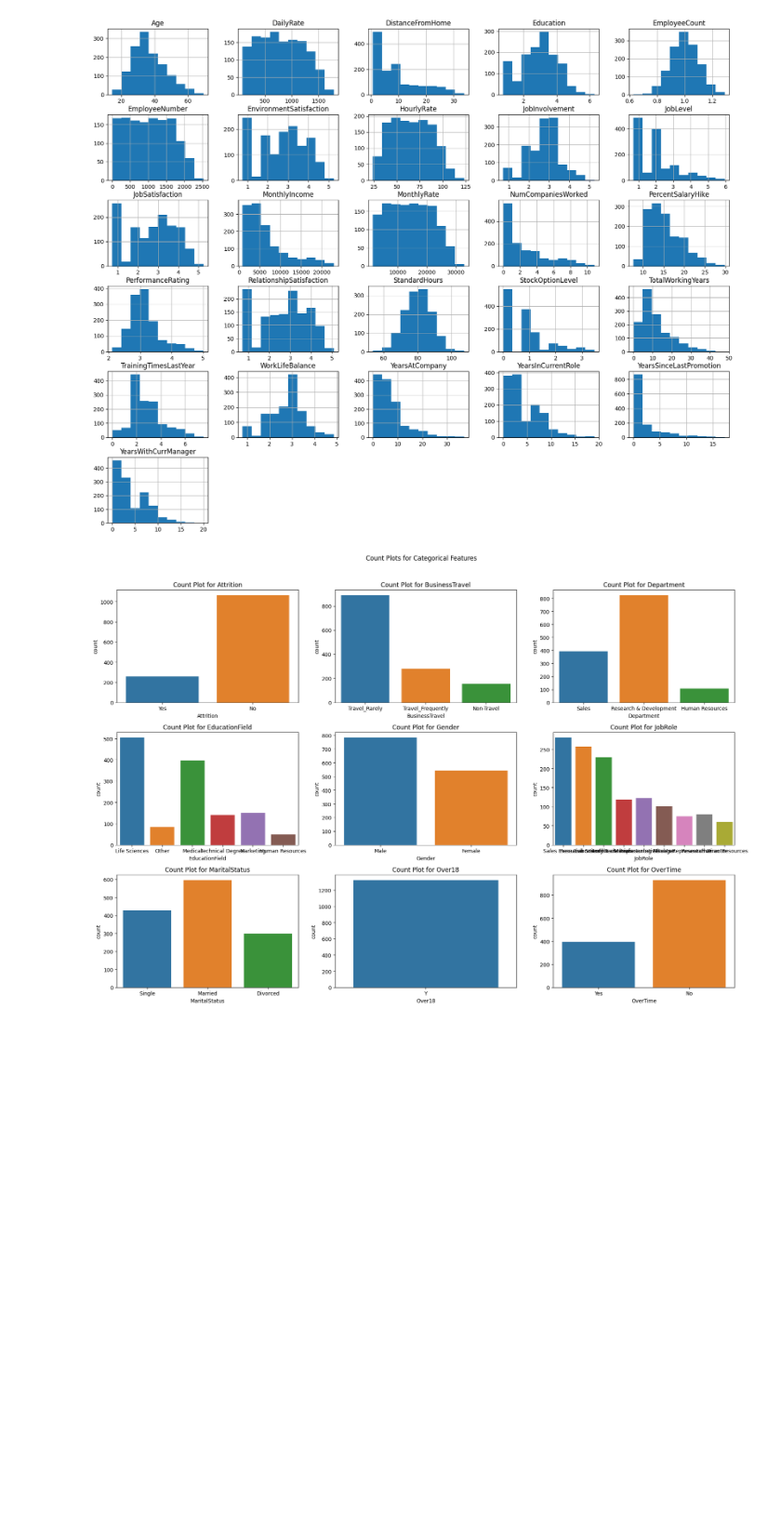
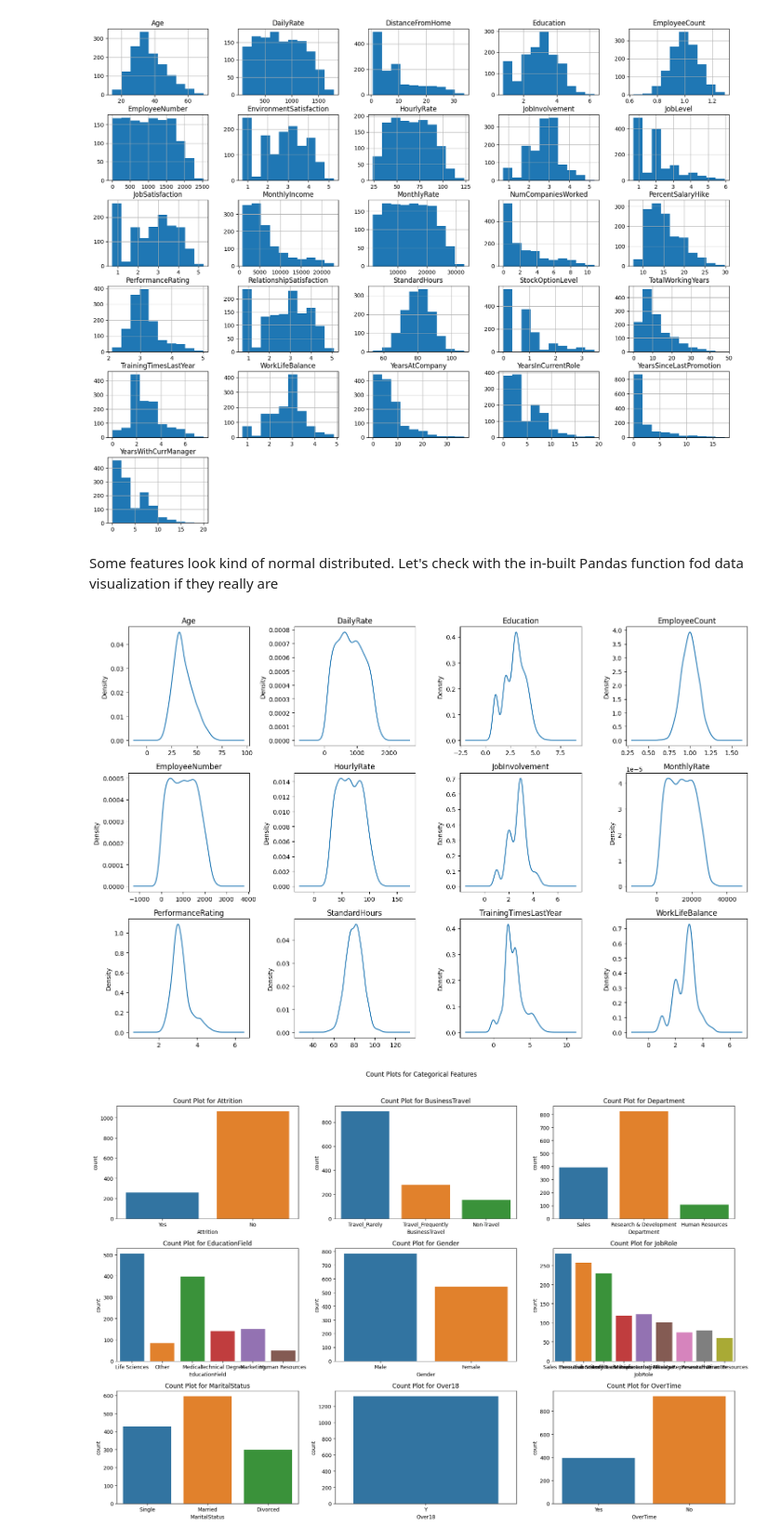
Before and after one commit to riccardopossier/Continuous-Assessment, a Jupyter notebook: Machine_Learning_CA2.ipynb, the cells around one changed output. Shown at 93% size. Cells and saved outputs as stored; diff of their text form; code cells hidden in the pictures; blank space fills up the shorter version.

```diff
--- a/Machine_Learning_CA2.ipynb
+++ b/Machine_Learning_CA2.ipynb
@@ -88,6 +88,20 @@ df.hist(figsize=(20, 16))
 plt.show()
 # %% [output]
 [figure]
+# %% [markdown]
+Some features look kind of normal distributed. Let's check with the in-built Pandas function fod data visualization if they really are
+# %%
+normal_distributed_features = ["Age", "DailyRate", "Education", "EmployeeCount", "EmployeeNumber", "HourlyRate", "JobInvolvement", "MonthlyRate","PerformanceRating", "StandardHours","TrainingTimesLastYear","WorkLifeBalance"]
+fig, axes = plt.subplots(nrows=3, ncols=4, figsize=(15, 10))
+axes = axes.flatten()
+
+for i, column in enumerate(normal_distributed_features):
+    df[column].plot(kind='kde', ax=axes[i], title=column)
+
+plt.tight_layout()
+plt.show()
+# %% [output]
+[figure, added]
 # %%
 plt.figure(figsize=(18, 12))
 for i, feature in enumerate(df.select_dtypes(include=['object']).columns, 1):
```
Also changed, not shown: parts of 28 cells of this notebook.
